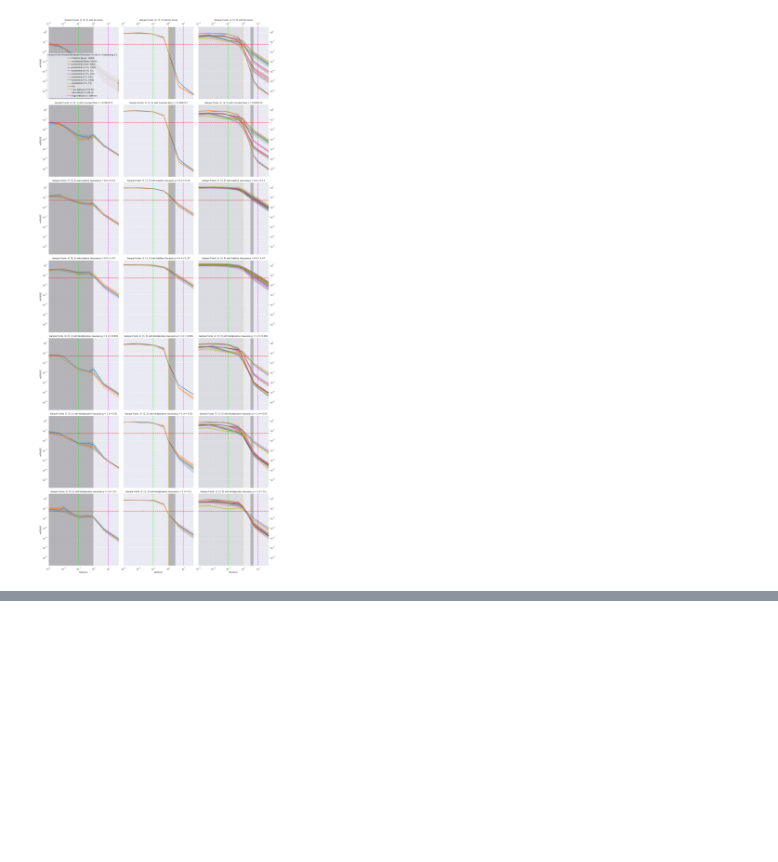
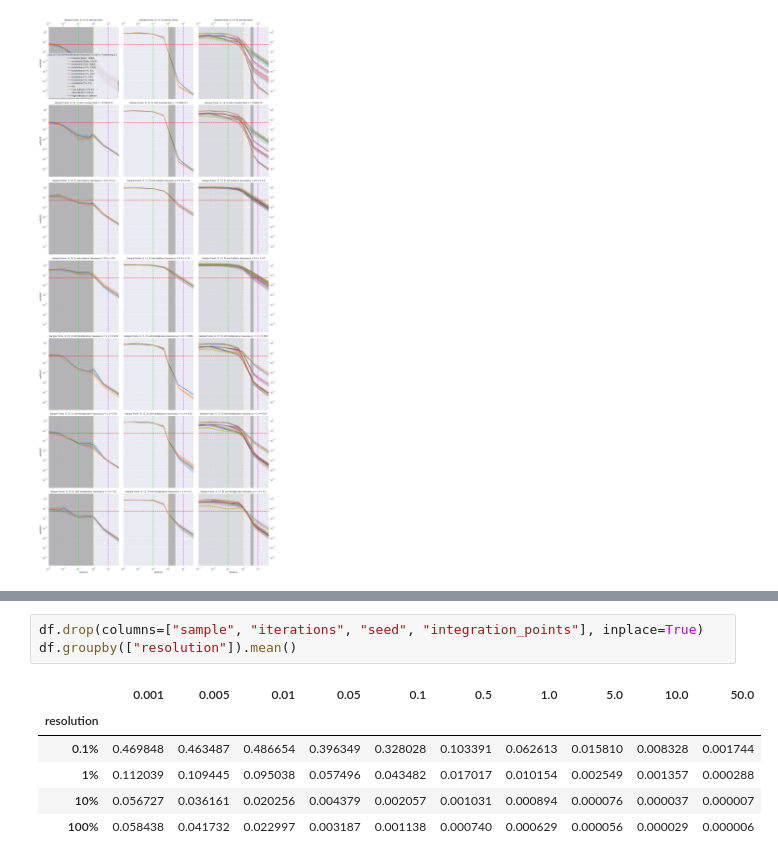
Before and after one commit to gomezzz/geodesyNets, a Jupyter notebook: P3 - Analysis Churyumov-Gerasimenko.ipynb, the cells around one changed output, grey strips where cells are left out. Drawn from its saved outputs; the diff is of its cells as text; blank space fills up the shorter version.

```diff
--- a/P3 - Analysis Churyumov-Gerasimenko.ipynb
+++ b/P3 - Analysis Churyumov-Gerasimenko.ipynb
@@ -345,0 +375,10 @@ g.savefig(save_path, dpi=300)
+# %%
+df.drop(columns=["sample", "iterations", "seed", "integration_points"], inplace=True)
+df.groupby(["resolution"]).mean()
+# %% [output]
+|  | 0.001 | 0.005 | 0.01 | 0.05 | 0.1 | 0.5 | 1.0 | 5.0 | 10.0 | 50.0 |
+| resolution |  |  |  |  |  |  |  |  |  |  |
+| 0.1% | 0.469848 | 0.463487 | 0.486654 | 0.396349 | 0.328028 | 0.103391 | 0.062613 | 0.015810 | 0.008328 | 0.001744 |
+| 1% | 0.112039 | 0.109445 | 0.095038 | 0.057496 | 0.043482 | 0.017017 | 0.010154 | 0.002549 | 0.001357 | 0.000288 |
+| 10% | 0.056727 | 0.036161 | 0.020256 | 0.004379 | 0.002057 | 0.001031 | 0.000894 | 0.000076 | 0.000037 | 0.000007 |
+| 100% | 0.058438 | 0.041732 | 0.022997 | 0.003187 | 0.001138 | 0.000740 | 0.000629 | 0.000056 | 0.000029 | 0.000006 |
```
Also changed, not shown: parts of 6 cells of this notebook.
